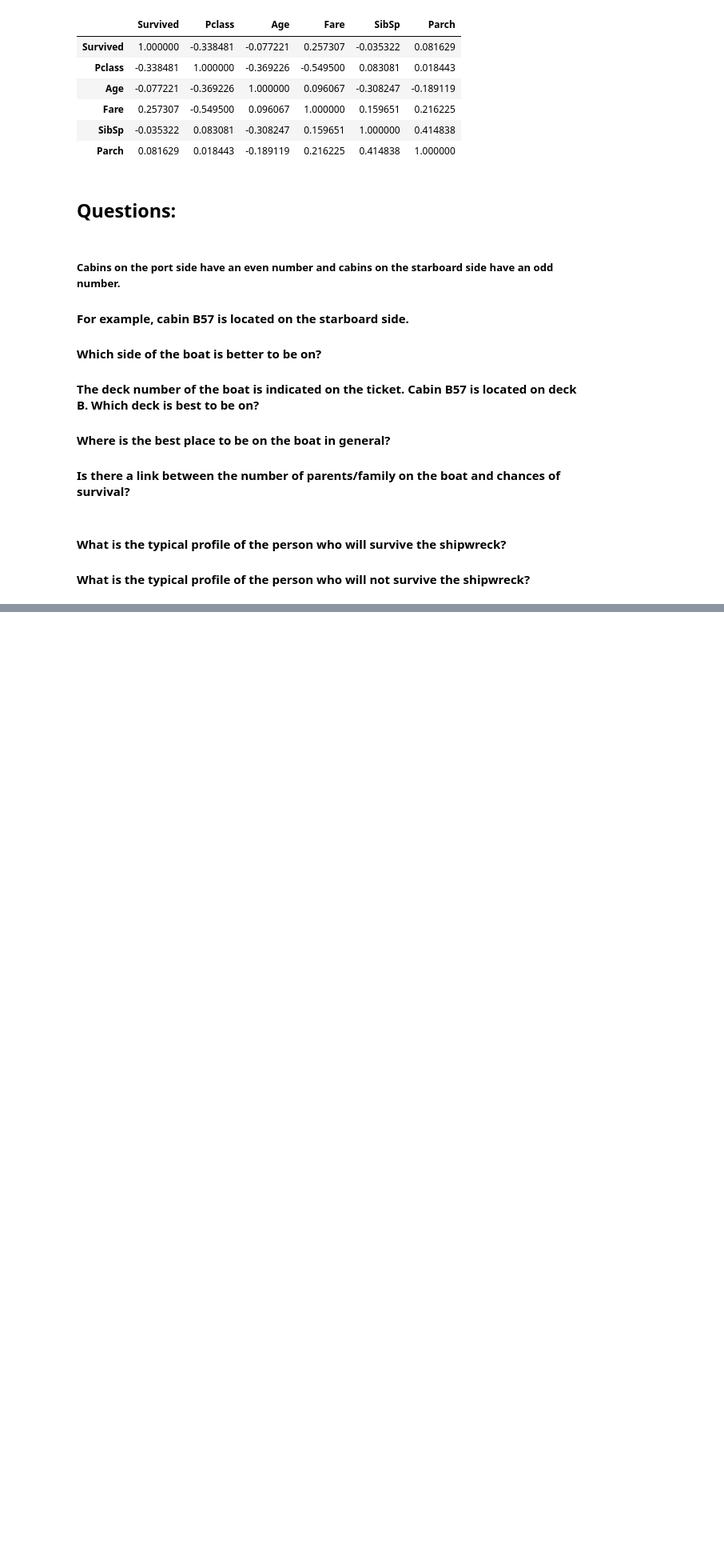
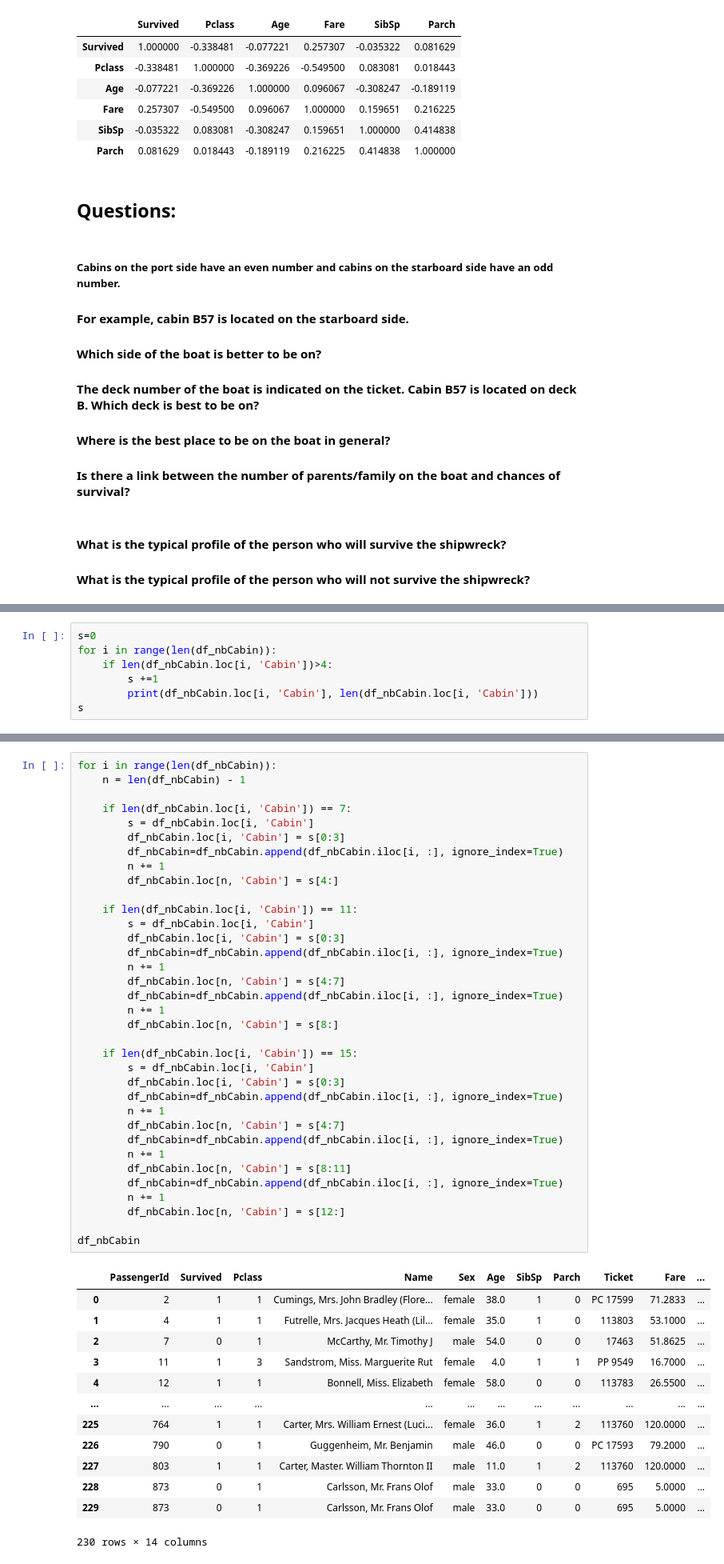
Before and after one commit to leavitorino/data-science-tutorials, a Jupyter notebook: introduction-to-python/Introduction to pandas.ipynb, the cells around one changed output, grey strips where cells are left out. Shown: that part at 80% size. Drawn from its saved outputs; the diff is of its cells as text; blank space fills up the shorter version.

```diff
--- a/introduction-to-python/Introduction to pandas.ipynb
+++ b/introduction-to-python/Introduction to pandas.ipynb
@@ -258,0 +308,7 @@ df_nbCabin
+# %%
+s=0
+for i in range(len(df_nbCabin)):
+    if len(df_nbCabin.loc[i, 'Cabin'])>4:
+        s +=1
+        print(df_nbCabin.loc[i, 'Cabin'], len(df_nbCabin.loc[i, 'Cabin']))
+s
@@ -259 +337,50 @@ df_nbCabin
+# %%
+for i in range(len(df_nbCabin)):
+    n = len(df_nbCabin) - 1
+
+    if len(df_nbCabin.loc[i, 'Cabin']) == 7:
+        s = df_nbCabin.loc[i, 'Cabin']
+        df_nbCabin.loc[i, 'Cabin'] = s[0:3]
+        df_nbCabin=df_nbCabin.append(df_nbCabin.iloc[i, :], ignore_index=True)
+        n += 1
+        df_nbCabin.loc[n, 'Cabin'] = s[4:]
+
+    if len(df_nbCabin.loc[i, 'Cabin']) == 11:
+        s = df_nbCabin.loc[i, 'Cabin']
+        df_nbCabin.loc[i, 'Cabin'] = s[0:3]
+        df_nbCabin=df_nbCabin.append(df_nbCabin.iloc[i, :], ignore_index=True)
+        n += 1
+        df_nbCabin.loc[n, 'Cabin'] = s[4:7]
+        df_nbCabin=df_nbCabin.append(df_nbCabin.iloc[i, :], ignore_index=True)
+        n += 1
+        df_nbCabin.loc[n, 'Cabin'] = s[8:]
+
+    if len(df_nbCabin.loc[i, 'Cabin']) == 15:
+        s = df_nbCabin.loc[i, 'Cabin']
+        df_nbCabin.loc[i, 'Cabin'] = s[0:3]
+        df_nbCabin=df_nbCabin.append(df_nbCabin.iloc[i, :], ignore_index=True)
+        n += 1
+        df_nbCabin.loc[n, 'Cabin'] = s[4:7]
+        df_nbCabin=df_nbCabin.append(df_nbCabin.iloc[i, :], ignore_index=True)
+        n += 1
+        df_nbCabin.loc[n, 'Cabin'] = s[8:11]
+        df_nbCabin=df_nbCabin.append(df_nbCabin.iloc[i, :], ignore_index=True)
+        n += 1
+        df_nbCabin.loc[n, 'Cabin'] = s[12:]
+
+df_nbCabin
+# %% [output]
+|  | PassengerId | Survived | Pclass | Name | Sex | Age | SibSp | Parch | Ticket | Fare | ... |
+| 0 | 2 | 1 | 1 | Cumings, Mrs. John Bradley (Flore... | female | 38.0 | 1 | 0 | PC 17599 | 71.2833 | ... |
+| 1 | 4 | 1 | 1 | Futrelle, Mrs. Jacques Heath (Lil... | female | 35.0 | 1 | 0 | 113803 | 53.1000 | ... |
+| 2 | 7 | 0 | 1 | McCarthy, Mr. Timothy J | male | 54.0 | 0 | 0 | 17463 | 51.8625 | ... |
+| 3 | 11 | 1 | 3 | Sandstrom, Miss. Marguerite Rut | female | 4.0 | 1 | 1 | PP 9549 | 16.7000 | ... |
+| 4 | 12 | 1 | 1 | Bonnell, Miss. Elizabeth | female | 58.0 | 0 | 0 | 113783 | 26.5500 | ... |
+| ... | ... | ... | ... | ... | ... | ... | ... | ... | ... | ... | ... |
+| 225 | 764 | 1 | 1 | Carter, Mrs. William Ernest (Luci... | female | 36.0 | 1 | 2 | 113760 | 120.0000 | ... |
+| 226 | 790 | 0 | 1 | Guggenheim, Mr. Benjamin | male | 46.0 | 0 | 0 | PC 17593 | 79.2000 | ... |
+| 227 | 803 | 1 | 1 | Carter, Master. William Thornton II | male | 11.0 | 1 | 2 | 113760 | 120.0000 | ... |
+| 228 | 873 | 0 | 1 | Carlsson, Mr. Frans Olof | male | 33.0 | 0 | 0 | 695 | 5.0000 | ... |
+| 229 | 873 | 0 | 1 | Carlsson, Mr. Frans Olof | male | 33.0 | 0 | 0 | 695 | 5.0000 | ... |
+230 rows × 14 columns
 # %%
```
Also changed, not shown: parts of 8 cells of this notebook.
